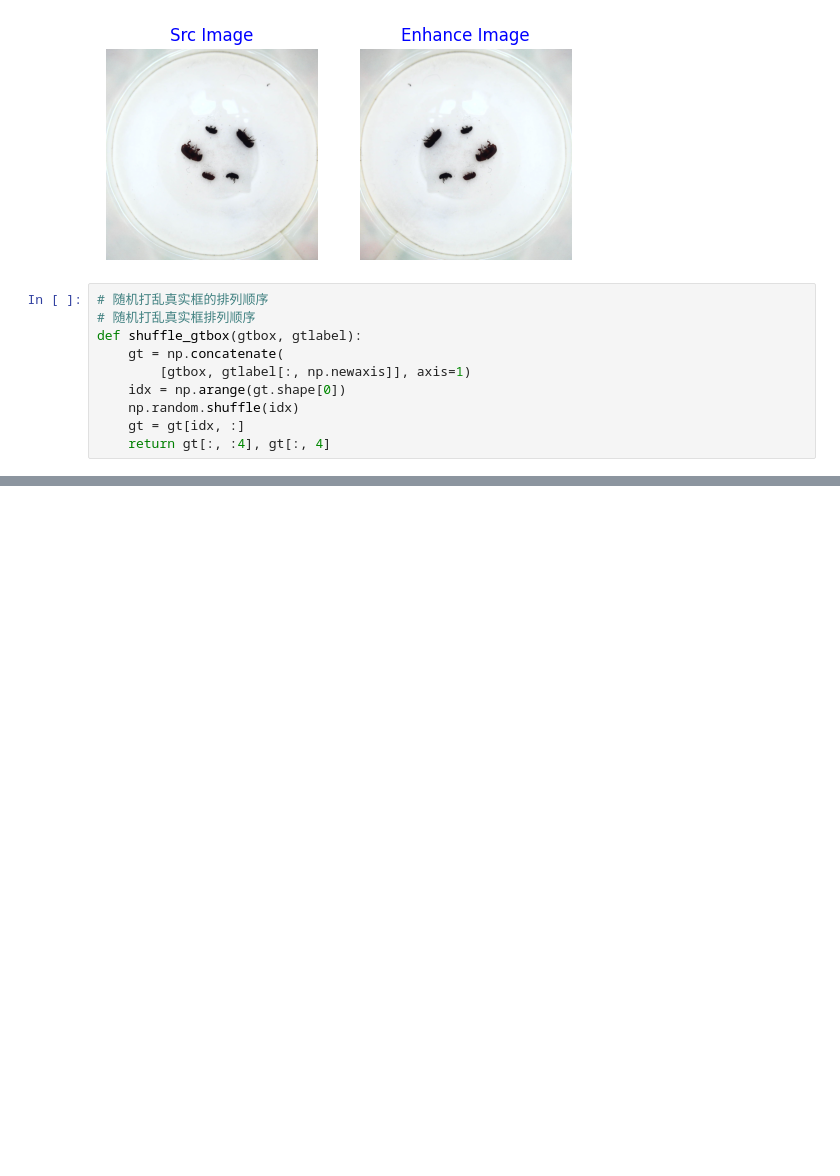
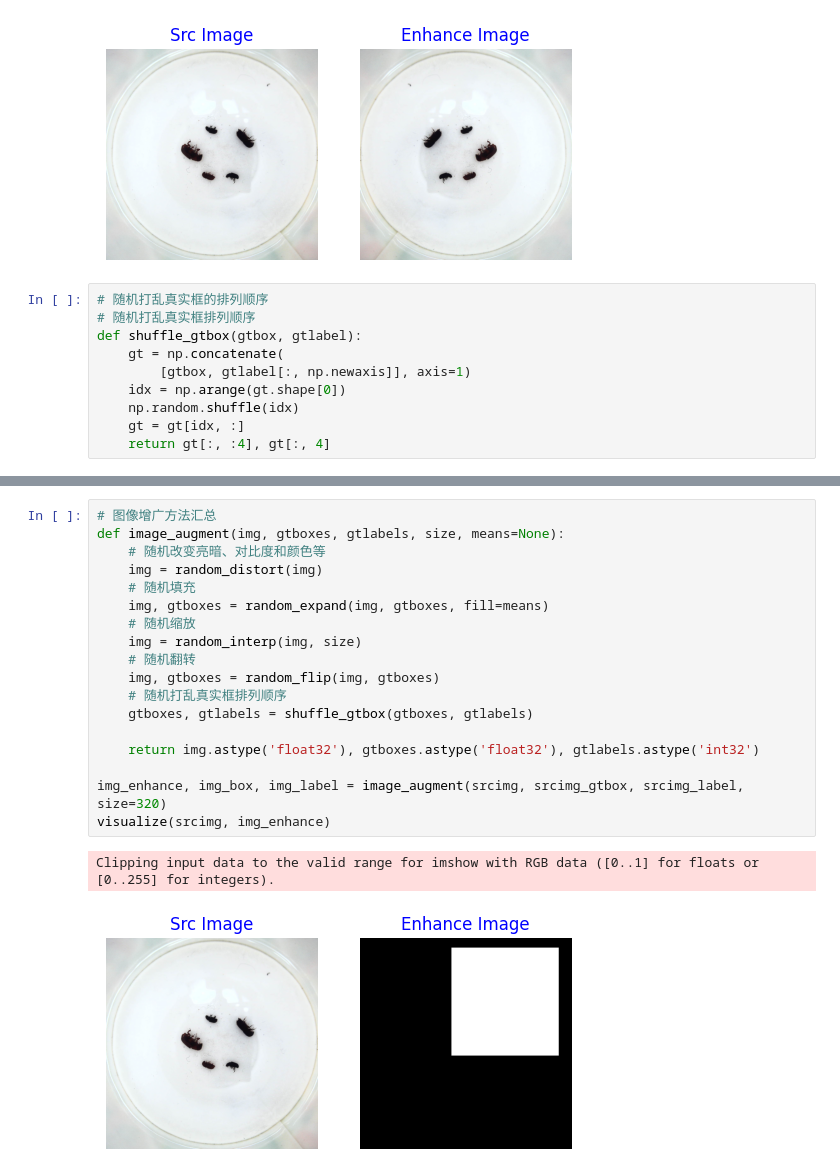
Before and after one commit to 550-ml/BaiduAI3, a Jupyter notebook: 3计算机视觉/3.6实战，也病虫害检测/my_main.ipynb, the cells around one changed output, grey strips where cells are left out. Drawn from its saved outputs; the diff is of its cells as text; blank space fills up the shorter version.

```diff
--- a/3计算机视觉/3.6实战，也病虫害检测/my_main.ipynb
+++ b/3计算机视觉/3.6实战，也病虫害检测/my_main.ipynb
@@ -318,0 +346,21 @@ def shuffle_gtbox(gtbox, gtlabel):
+# %%
+# 图像增广方法汇总
+def image_augment(img, gtboxes, gtlabels, size, means=None):
+    # 随机改变亮暗、对比度和颜色等
+    img = random_distort(img)
+    # 随机填充
+    img, gtboxes = random_expand(img, gtboxes, fill=means)
+    # 随机缩放
+    img = random_interp(img, size)
+    # 随机翻转
+    img, gtboxes = random_flip(img, gtboxes)
+    # 随机打乱真实框排列顺序
+    gtboxes, gtlabels = shuffle_gtbox(gtboxes, gtlabels)
+
+    return img.astype('float32'), gtboxes.astype('float32'), gtlabels.astype('int32')
+
+img_enhance, img_box, img_label = image_augment(srcimg, srcimg_gtbox, srcimg_label, size=320)
+visualize(srcimg, img_enhance)
+# %% [output]
+Clipping input data to the valid range for imshow with RGB data ([0..1] for floats or [0..255] for integers).
+[figure, added]
```
Also changed, not shown: parts of 4 cells of this notebook, 6 other files.
